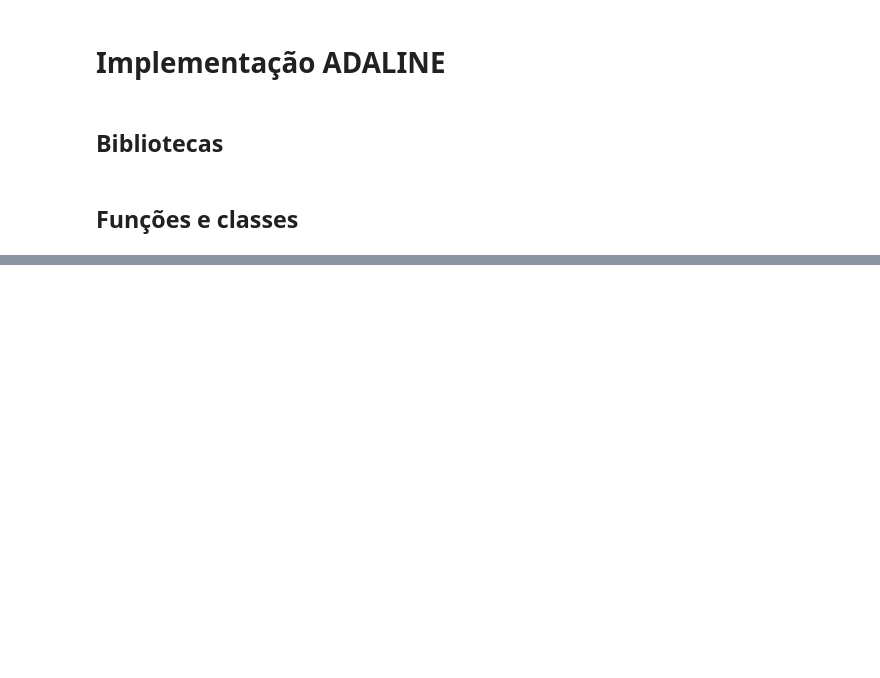
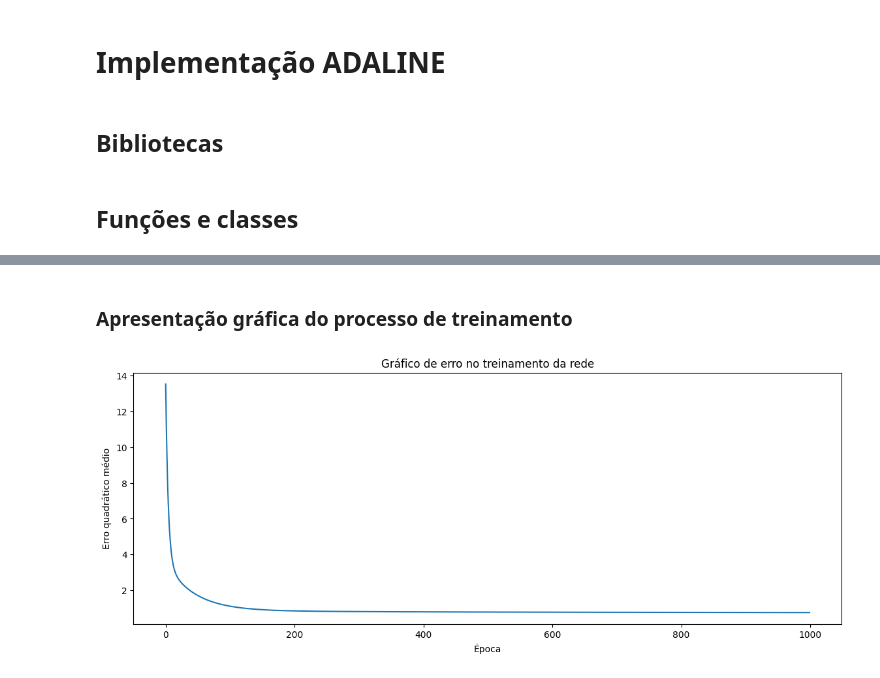
Before and after one commit to guipradow/adaline, a Jupyter notebook: notebooks/adaline.ipynb, the cells around one changed output, grey strips where cells are left out. Drawn from its saved outputs; the diff is of its cells as text; code cells hidden in the pictures; blank space fills up the shorter version.

Commit message:
treino completo

```diff
--- a/notebooks/adaline.ipynb
+++ b/notebooks/adaline.ipynb
@@ -74,0 +182,7 @@ print(f'{1e-6:.6f}')
+# %%
+# Normaliza os dados
+scaler = preprocessing.MinMaxScaler()
+X = scaler.fit_transform(X)
+
+# Separa o dataset em treino e teste
+X_train, X_test, y_train, y_test = train_test_split(X, y, test_size=.3)
@@ -74,0 +197,13 @@ print(f'{1e-6:.6f}')
+# %% [markdown]
+### Apresentação gráfica do processo de treinamento
+# %%
+# Plota a descida do gradiente
+plt.figure(figsize=(14, 5))
+ax = plt.subplot()
+ax.plot(range(len(rede.mse_)), rede.mse_)
+ax.set_ylabel('Erro quadrático médio')
+ax.set_xlabel('Época')
+ax.set_title('Gráfico de erro no treinamento da rede')
+plt.show()
+# %% [output]
+[figure, added]
```
Also changed, not shown: parts of 10 cells of this notebook.
